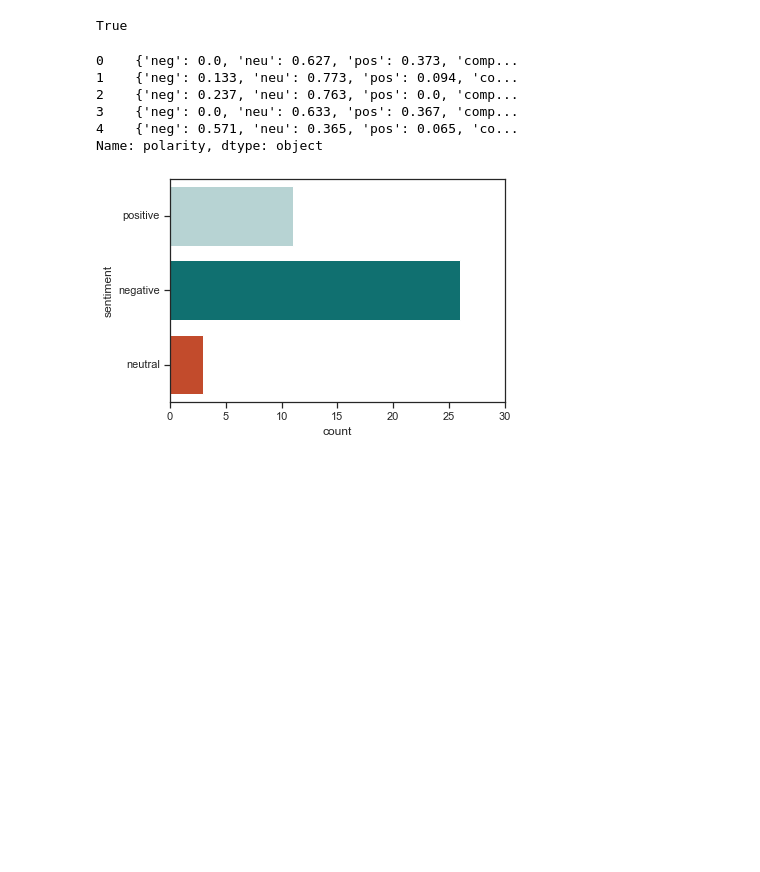
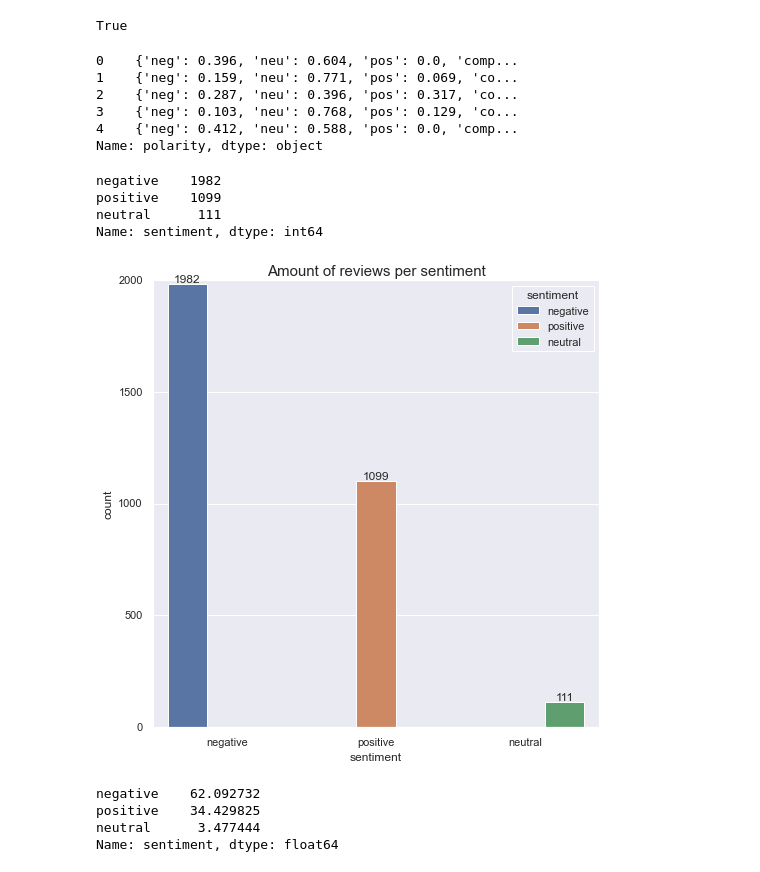
Before and after one commit to KarolinaMikiciuk/bt_group_project, a Jupyter notebook: nltk_sentiment_analysis.ipynb, the cells around one changed output. Drawn from its saved outputs; the diff is of its cells as text; code cells hidden in the pictures; blank space fills up the shorter version.

```diff
--- a/nltk_sentiment_analysis.ipynb
+++ b/nltk_sentiment_analysis.ipynb
@@ -223,14 +232,14 @@ analyzer = SentimentIntensityAnalyzer()
 #Polarity scores
 #Use the polarity_scores method:
 
-data['polarity'] = data['content_edited'].apply(lambda x: analyzer.polarity_scores(x))
+data['polarity'] = data['content'].apply(lambda x: analyzer.polarity_scores(x))
 data['polarity'].head()
 # %% [output]
-0    {'neg': 0.0, 'neu': 0.627, 'pos': 0.373, 'comp...
-1    {'neg': 0.133, 'neu': 0.773, 'pos': 0.094, 'co...
-2    {'neg': 0.237, 'neu': 0.763, 'pos': 0.0, 'comp...
-3    {'neg': 0.0, 'neu': 0.633, 'pos': 0.367, 'comp...
-4    {'neg': 0.571, 'neu': 0.365, 'pos': 0.065, 'co...
+0    {'neg': 0.396, 'neu': 0.604, 'pos': 0.0, 'comp...
+1    {'neg': 0.159, 'neu': 0.771, 'pos': 0.069, 'co...
+2    {'neg': 0.287, 'neu': 0.396, 'pos': 0.317, 'co...
+3    {'neg': 0.103, 'neu': 0.768, 'pos': 0.129, 'co...
+4    {'neg': 0.412, 'neu': 0.588, 'pos': 0.0, 'comp...
 Name: polarity, dtype: object
 # %%
 data = pd.concat(
@@ -238,10 +247,31 @@ data = pd.concat(
      data['polarity'].apply(pd.Series)], axis=1)
 # %%
 data['sentiment'] = data['compound'].apply(lambda x: 'positive' if x >0 else 'neutral' if x==0 else 'negative')
-# %%
-sns.countplot(y='sentiment',
-             data=data,
-             palette=['#b2d8d8',"#008080", '#db3d13']
-             );
-# %% [output]
-[figure, removed]
+# %%
+amount_of_reviews = data['sentiment'].value_counts()
+amount_of_reviews
+# %% [output]
+negative    1982
+positive    1099
+neutral      111
+Name: sentiment, dtype: int64
+# %%
+sns.set(rc={'figure.figsize':(8,8)})
+
+
+ax = sns.countplot(x='sentiment', data=data, hue='sentiment')
+ax.set_title('Amount of reviews per sentiment', fontsize=15)
+
+for container in ax.containers:
+    ax.bar_label(container)
+plt.show()
+# %% [output]
+[figure, added]
+# %%
+percentage_of_reviews = data['sentiment'].value_counts(normalize=True) * 100
+percentage_of_reviews
+# %% [output]
+negative    62.092732
+positive    34.429825
+neutral      3.477444
+Name: sentiment, dtype: float64
```
Also changed, not shown: parts of 21 cells of this notebook, 2 other files.
